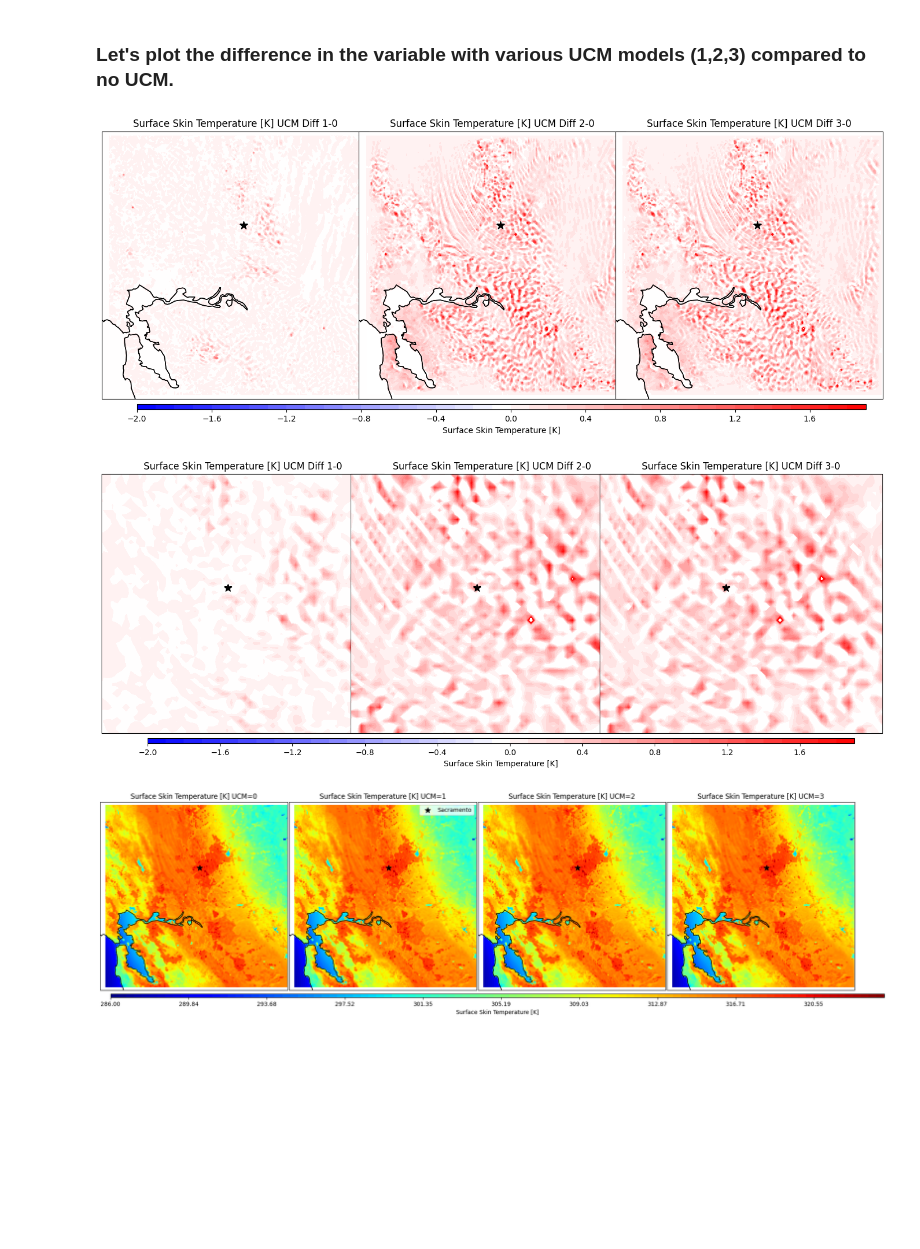
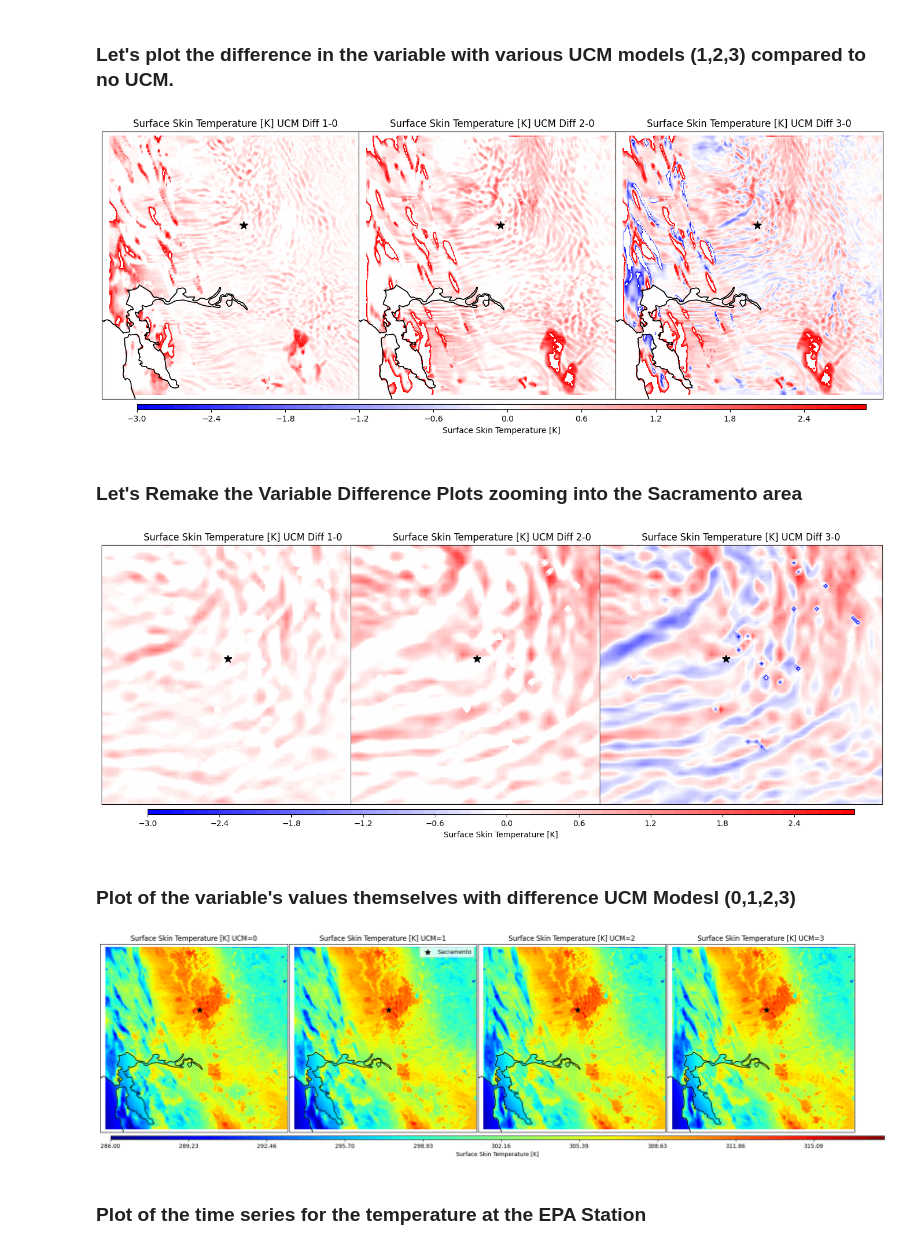
Before and after one commit to wtoslac/LCLUCWRF, a Jupyter notebook: PyWRF/CompareSkinTemperature.ipynb, the cells around one changed output. Drawn from its saved outputs; the diff is of its cells as text; code cells hidden in the pictures; blank space fills up the shorter version.

```diff
--- a/PyWRF/CompareSkinTemperature.ipynb
+++ b/PyWRF/CompareSkinTemperature.ipynb
@@ -7,10 +286,10 @@ import cartopy as cp
 from glob import glob
 
 # Open the NetCDF file
-ncfile0 = Dataset("/data/wto/WRF/WRFV4.5/test/em_real_UCM0/wrfout_d01_2020-06-30_19:00:00")
-ncfile1 = Dataset("/data/wto/WRF/WRFV4.5/test/em_real_UCM1/wrfout_d01_2020-06-30_19:00:00")
-ncfile2 = Dataset("/data/wto/WRF/WRFV4.5/test/em_real_UCM2/wrfout_d01_2020-06-30_19:00:00")
-ncfile3 = Dataset("/data/wto/WRF/WRFV4.5/test/em_real_UCM3/wrfout_d01_2020-06-30_19:00:00")
+ncfile0 = Dataset("/data/wto/WRF/WRFV4.5/test/em_real_2way/wrfout_d02_2020-06-12_19:00:00")
+ncfile1 = Dataset("/data/wto/WRF/WRFV4.5/test/em_real_2way_UCM1/wrfout_d02_2020-06-12_19:00:00")
+ncfile2 = Dataset("/data/wto/WRF/WRFV4.5/test/em_real_UCM2/wrfout_d01_2020-06-12_19:00:00")
+ncfile3 = Dataset("/data/wto/WRF/WRFV4.5/test/em_real_UCM3/wrfout_d01_2020-06-12_19:00:00")
 #import numpy as np
 #unique_lu = np.unique(to_np(getvar(ncfile1, "LU_INDEX")))
 #print("Unique LU_INDEX values:", unique_lu)
@@ -31,14 +310,14 @@ wrf_proj = get_cartopy(Var0)
 lats, lons = latlon_coords(Var0)
 
 
-levels = np.arange(-2, 2, 0.1)
+levels = np.arange(-5, 5, 0.1)
 
 # Create figure with minimal whitespace
 fig, (ax0, ax1, ax2) = plt.subplots(1, 3, subplot_kw={'projection': wrf_proj},
                                gridspec_kw={'wspace': -0.4}, figsize=(21, 6))
 
 #  contour plot for UCM (1-0)
-ax0.set_title(VarEnglish+ " UCM Diff 1-0")
+ax0.set_title(VarLabel+ " UCM Diff 1-0")
 ax0.set_extent([to_np(lons).min(), to_np(lons).max(), to_np(lats).min(), to_np(lats).max()], crs=cp.crs.PlateCarree())
 center_lon, center_lat = -121.49, 38.58
 lon_min, lon_max = center_lon - 0.3, center_lon + 0.3
@@ -51,8 +330,9 @@ ax0.add_feature(cp.feature.COASTLINE)
 ax0.add_feature(cp.feature.STATES)
 ax0.scatter(-121.49, 38.58, color='black', marker='*', s=100, label="Sacramento",transform=cp.crs.PlateCarree())
 
+
 #  contour plot for UCM= (2-0)
-ax1.set_title(VarEnglish+ " UCM Diff 2-0")
+ax1.set_title(VarLabel+ " UCM Diff 2-0")
 ax1.set_extent([to_np(lons).min(), to_np(lons).max(), to_np(lats).min(), to_np(lats).max()], crs=cp.crs.PlateCarree())
 #ax1.set_extent([lon_min, lon_max, lat_min, lat_max], crs=cp.crs.PlateCarree())
 contour1 = ax1.contourf(to_np(lons), to_np(lats), to_np(Var2)-to_np(Var0),transform=cp.crs.PlateCarree(), cmap="bwr", levels=levels)
@@ -63,7 +343,7 @@ ax1.add_feature(cp.feature.STATES)
 ax1.scatter(-121.49, 38.58, color='black', marker='*', s=100, label="Sacramento",transform=cp.crs.PlateCarree())
 
 #  contour plot for UCM= (2-0)
-ax2.set_title(VarEnglish+ " UCM Diff 3-0")
+ax2.set_title(VarLabel+ " UCM Diff 3-0")
 ax2.set_extent([to_np(lons).min(), to_np(lons).max(), to_np(lats).min(), to_np(lats).max()], crs=cp.crs.PlateCarree())
 #ax2.set_extent([lon_min, lon_max, lat_min, lat_max], crs=cp.crs.PlateCarree())
 contour2 = ax2.contourf(to_np(lons), to_np(lats), to_np(Var3)-to_np(Var0),transform=cp.crs.PlateCarree(), cmap="bwr", levels=levels)
@@ -77,25 +357,27 @@ ax2.scatter(-121.49, 38.58, color='black', marker='*', s=100, label="Sacramento"
 # Add shared colorbar spanning only the width of both plots
 cbar_ax = fig.add_axes([0.22, 0.08, 0.60, 0.015])  # [left, bottom, width, height]
 cbar = fig.colorbar(contour1, cax=cbar_ax, orientation="horizontal")
-cbar.set_label(VarEnglish)
+cbar.set_label(VarLabel)
 
 plt.show()
 # %% [output]
-[figure, old version]
+[figure, new version]
+# %% [markdown]
+### Let's Remake the Variable Difference Plots zooming into the Sacramento area
 # %%
 ################ Remake the Variable Difference Plots zooming into the Sacramento area ######################
 # Get projection and coordinates
 wrf_proj = get_cartopy(Var0)
 lats, lons = latlon_coords(Var0)
 
-levels = np.arange(-2, 2, 0.1)
+
 
 # Create figure with minimal whitespace
 fig, (ax0, ax1, ax2) = plt.subplots(1, 3, subplot_kw={'projection': wrf_proj},
                                gridspec_kw={'wspace': -0.4}, figsize=(21, 6))
 
 #  contour plot for UCM (1-0)
-ax0.set_title(VarEnglish+ " UCM Diff 1-0")
+ax0.set_title(VarLabel+ " UCM Diff 1-0")
 # Zooming into Sacramento.
 MyExtent = [-121.8,-121.1,38.3, 38.8]
 ax0.set_extent(MyExtent, crs=cp.crs.PlateCarree())
@@ -107,37 +389,39 @@ contour0 = ax0.contourf(to_np(lons), to_np(lats), to_np(Var1)-to_np(Var0),transf
 # Add geographical features and a star marker for Sacramento
 ax0.add_feature(cp.feature.COASTLINE)
 ax0.add_feature(cp.feature.STATES)
 ax0.scatter(-121.49, 38.58, color='black', marker='*', s=100, label="Sacramento",transform=cp.crs.PlateCarree())
 
 #  contour plot for UCM= (2-0)
-ax1.set_title(VarEnglish+ " UCM Diff 2-0")
+ax1.set_title(VarLabel+ " UCM Diff 2-0")
 ax1.set_extent(MyExtent, crs=cp.crs.PlateCarree())
 #ax1.set_extent([lon_min, lon_max, lat_min, lat_max], crs=cp.crs.PlateCarree())
 contour1 = ax1.contourf(to_np(lons), to_np(lats), to_np(Var2)-to_np(Var0),transform=cp.crs.PlateCarree(), cmap="bwr", levels=levels) #, vmin=vmin, vmax=vmax)
 # Add geographical features and a star marker for Sacramento
 ax1.add_feature(cp.feature.COASTLINE)
 ax1.add_feature(cp.feature.STATES)
 ax1.scatter(-121.49, 38.58, color='black', marker='*', s=100, label="Sacramento",transform=cp.crs.PlateCarree())
 
 #  contour plot for UCM= (2-0)
-ax2.set_title(VarEnglish+ " UCM Diff 3-0")
+ax2.set_title(VarLabel+ " UCM Diff 3-0")
 ax2.set_extent(MyExtent, crs=cp.crs.PlateCarree())
 #ax2.set_extent([lon_min, lon_max, lat_min, lat_max], crs=cp.crs.PlateCarree())
 contour2 = ax2.contourf(to_np(lons), to_np(lats), to_np(Var3)-to_np(Var0),transform=cp.crs.PlateCarree(), cmap="bwr", levels=levels) #, vmin=vmin, vmax=vmax)
 # Add geographical features and a star marker for Sacramento
 ax2.add_feature(cp.feature.COASTLINE)
 ax2.add_feature(cp.feature.STATES)
 ax2.scatter(-121.49, 38.58, color='black', marker='*', s=100, label="Sacramento",transform=cp.crs.PlateCarree())
 
 
 # Add shared colorbar spanning only the width of both plots
 cbar_ax = fig.add_axes([0.22, 0.08, 0.60, 0.015])  # [left, bottom, width, height]
 cbar = fig.colorbar(contour1, cax=cbar_ax, orientation="horizontal")
-cbar.set_label(VarEnglish)
+cbar.set_label(VarLabel)
 
 plt.show()
 # %% [output]
-[figure, old version]
+[figure, new version]
+# %% [markdown]
+### Plot of the variable's values themselves with difference UCM Modesl (0,1,2,3)
 # %%
 # Get projection and coordinates
 wrf_proj = get_cartopy(Var1)
@@ -207,7 +491,9 @@ cbar.set_label(VarEnglish)
 
 plt.show()
 # %% [output]
-[figure, old version]
+[figure, new version]
+# %% [markdown]
+### Plot of the time series for the temperature at the EPA Station
 # %%
 # === Location of the EPA site===
 lat_point = 38.593322
```
Also changed, not shown: parts of 8 cells of this notebook, 5 other files.
